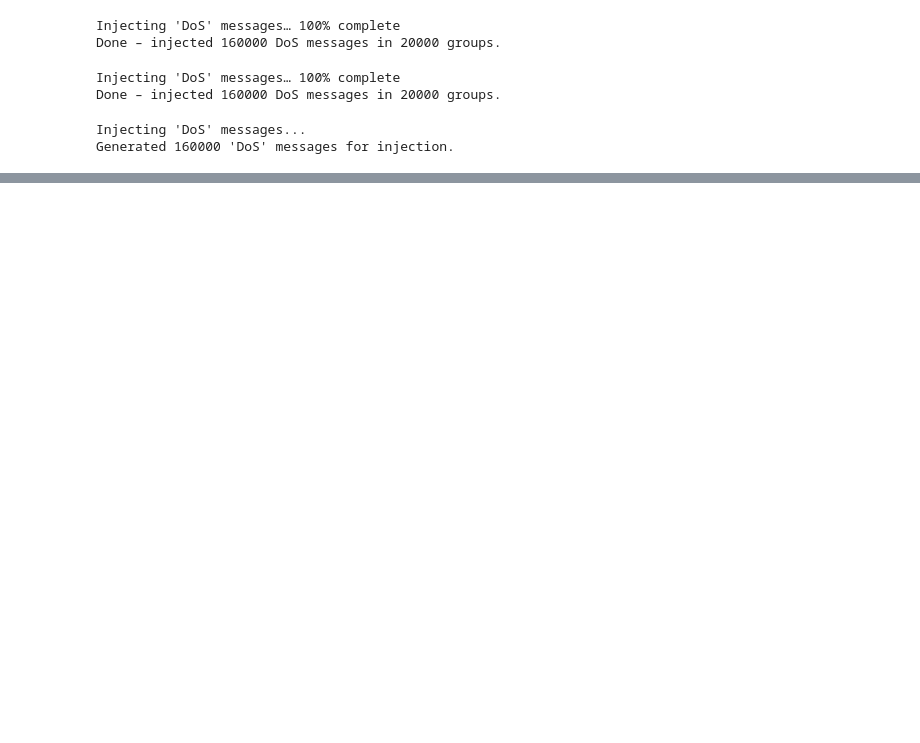
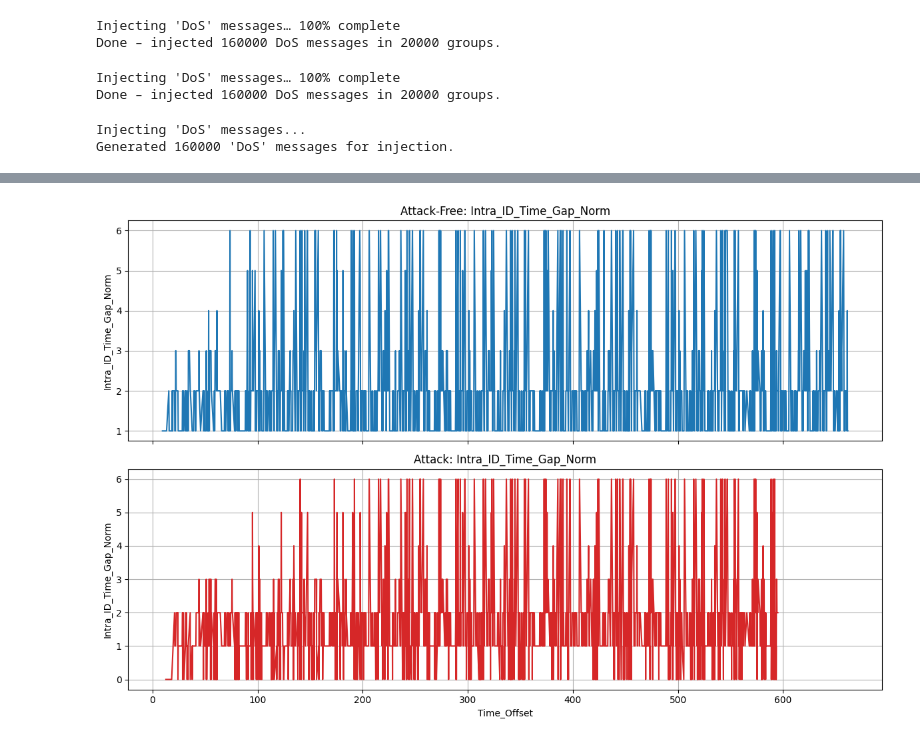
Before and after one commit to Arupreza/UIDS-II, a Jupyter notebook: Gen_Data.ipynb, the cells around one changed output, grey strips where cells are left out. Saved outputs shown, nothing was run; the diff lists cells and outputs as text; code cells hidden in the pictures; blank space fills up the shorter version.

```diff
--- a/Gen_Data.ipynb
+++ b/Gen_Data.ipynb
@@ -57,0 +391,4 @@ Gen_AF_dos_result.to_csv(os.path.join(path, 'Gen_DoS_H.csv'), index=False)
+# %%
+NormalizePlotComparison(Tesla_AF, Tesla_Fuzz_R, 'Intra_ID_Time_Gap_Norm', 0, 2000)
+# %% [output]
+[figure, added]
```
Also changed, not shown: parts of 51 cells of this notebook, 5 other files.
